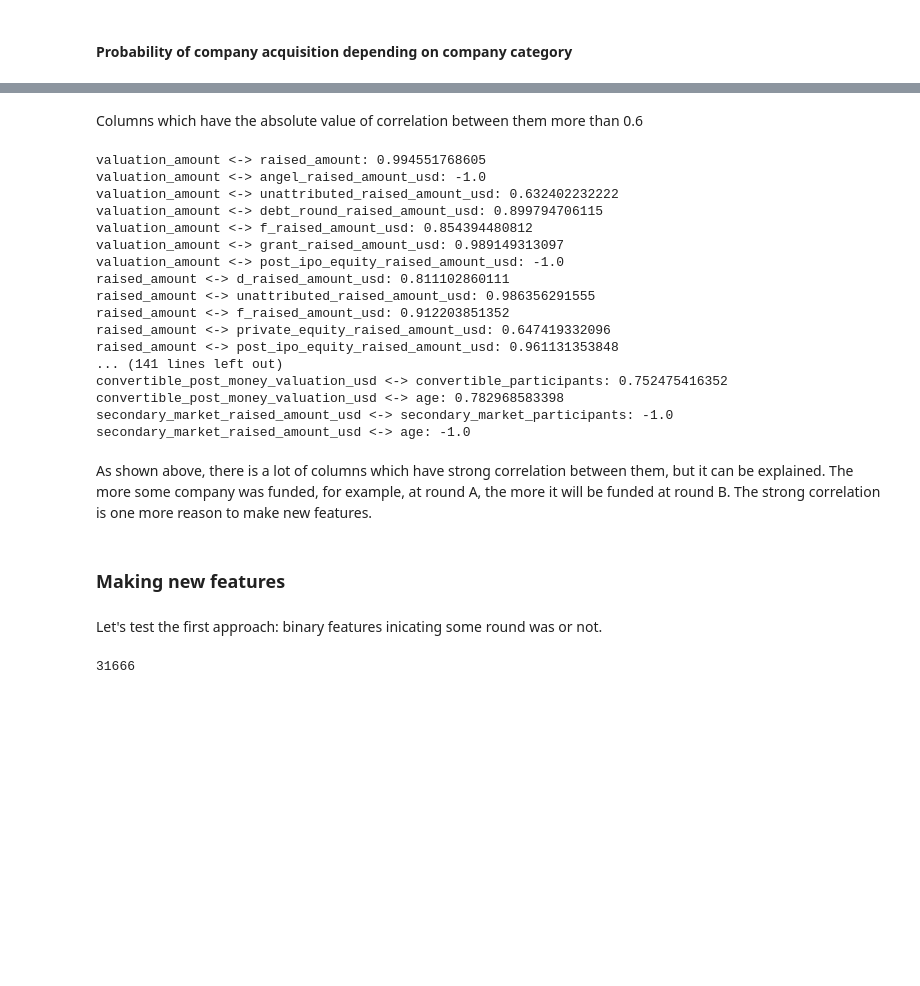
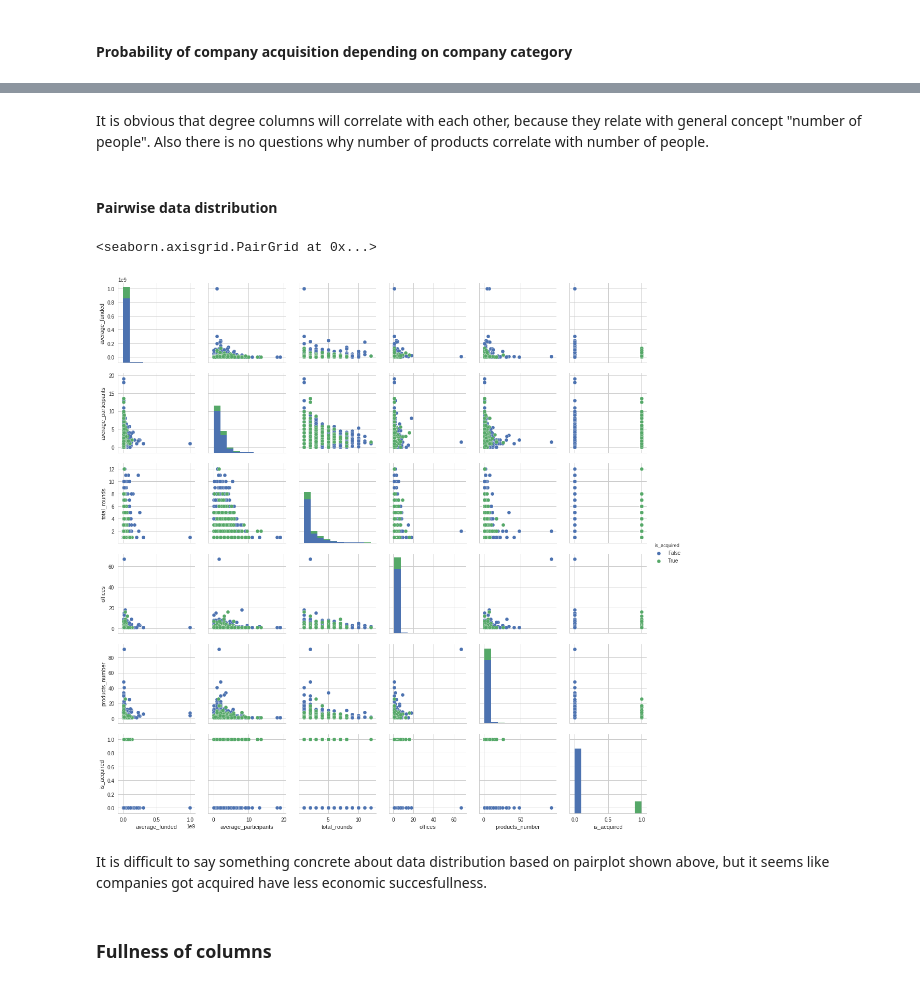
Before and after one commit to Crystalnix/crunchbase-ml, a Jupyter notebook: develop/EDA.ipynb, the cells around one changed output, grey strips where cells are left out. Saved outputs shown, nothing was run; the diff lists cells and outputs as text; code cells hidden in the pictures; blank space fills up the shorter version.

```diff
--- a/develop/EDA.ipynb
+++ b/develop/EDA.ipynb
@@ -178,42 +127,16 @@ sns.heatmap(corrmat, vmax=.8, square=True);
-# %% [markdown]
-Columns which have the absolute value of correlation between them more than 0.6
-# %%
-threshold = 0.6
-index = corrmat.index
-for i in range(len(index)):
-    for j in range(i + 1, len(index)):
-        corr_value = corrmat.loc[index[i], index[j]]
-        if abs(corr_value) > threshold and corr_value != 1:
-            print("%s <-> %s: %s" % (index[i], index[j], corr_value))
-# %% [output]
-valuation_amount <-> raised_amount: 0.994551768605
-valuation_amount <-> angel_raised_amount_usd: -1.0
-valuation_amount <-> unattributed_raised_amount_usd: 0.632402232222
-valuation_amount <-> debt_round_raised_amount_usd: 0.899794706115
-valuation_amount <-> f_raised_amount_usd: 0.854394480812
-valuation_amount <-> grant_raised_amount_usd: 0.989149313097
-valuation_amount <-> post_ipo_equity_raised_amount_usd: -1.0
-raised_amount <-> d_raised_amount_usd: 0.811102860111
-raised_amount <-> unattributed_raised_amount_usd: 0.986356291555
-raised_amount <-> f_raised_amount_usd: 0.912203851352
-raised_amount <-> private_equity_raised_amount_usd: 0.647419332096
-raised_amount <-> post_ipo_equity_raised_amount_usd: 0.961131353848
-... (141 lines left out)
-convertible_post_money_valuation_usd <-> convertible_participants: 0.752475416352
-convertible_post_money_valuation_usd <-> age: 0.782968583398
-secondary_market_raised_amount_usd <-> secondary_market_participants: -1.0
-secondary_market_raised_amount_usd <-> age: -1.0
-# %% [markdown]
-As shown above, there is a lot of columns which have strong correlation between them, but it can be explained. The more some company was funded, for example, at round A, the more it will be funded at round B. The strong correlation is one more reason to make new features.
+# %% [markdown]
+It is obvious that degree columns will correlate with each other, because they relate with general concept "number of people". Also there is no questions why number of products correlate with number of people.
+# %% [markdown]
+<H4> Pairwise data distribution</H4>
+# %%
+economic_columns = ['average_funded', 'average_participants', 'total_rounds', 'offices', 'products_number']
+columns = economic_columns + ['is_acquired']
+investment_info = data[data[columns].notnull().all(axis=1)][columns]
+sns.pairplot(investment_info, hue='is_acquired')
+# %% [output]
+<seaborn.axisgrid.PairGrid at 0x...>
+[figure, added]
+# %% [markdown]
+It is difficult to say something concrete about data distribution based on pairplot shown above, but it seems like companies got acquired have less economic succesfullness.
 # %% [markdown]
-<H3>Making new features</H3>
+<H3>Fullness of columns</H3>
-# %% [markdown]
-Let's test the first approach: binary features inicating some round was or not.
-# %%
-codes = ['b', 'angel', 'a', 'seed', 'c', 'd', 'unattributed', 'debt_round', 'e', 'f', 'private_equity', 'grant', 'post_ipo_equity', 'post_ipo_debt', 'partial', 'convertible', 'crowd', 'g', 'secondary_market', 'crowd_equity']
-suffixes = ['funded_at', 'raised_amount_usd', 'pre_money_valuation_usd', 'post_money_valuation_usd', 'participants']
-columns = ["%s_%s" % (code, suff) for code in codes for suff in suffixes]
-invested_companies = data[data[columns].any(axis=1)]
-len(invested_companies)
-# %% [output]
-31666
```
Also changed, not shown: parts of 34 cells of this notebook, 7 other files.
